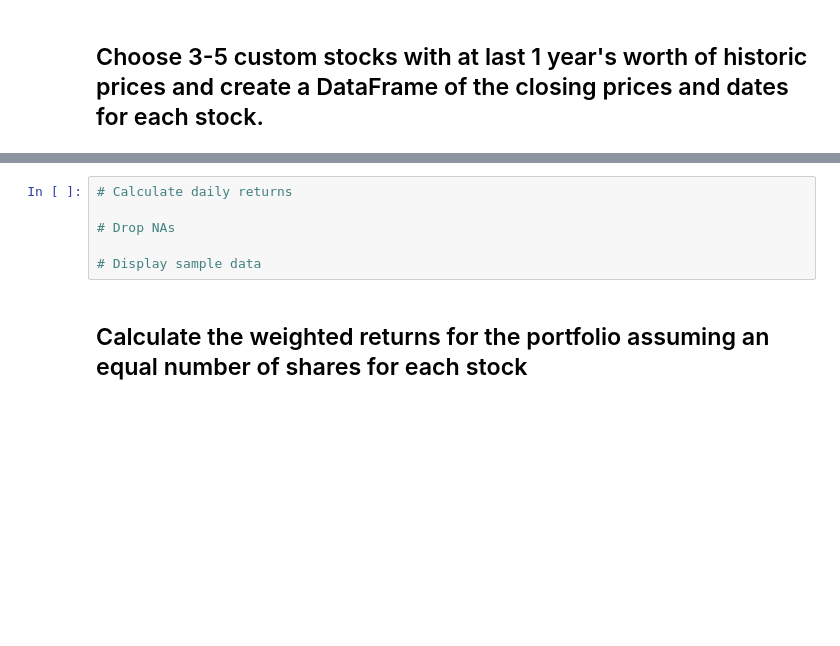
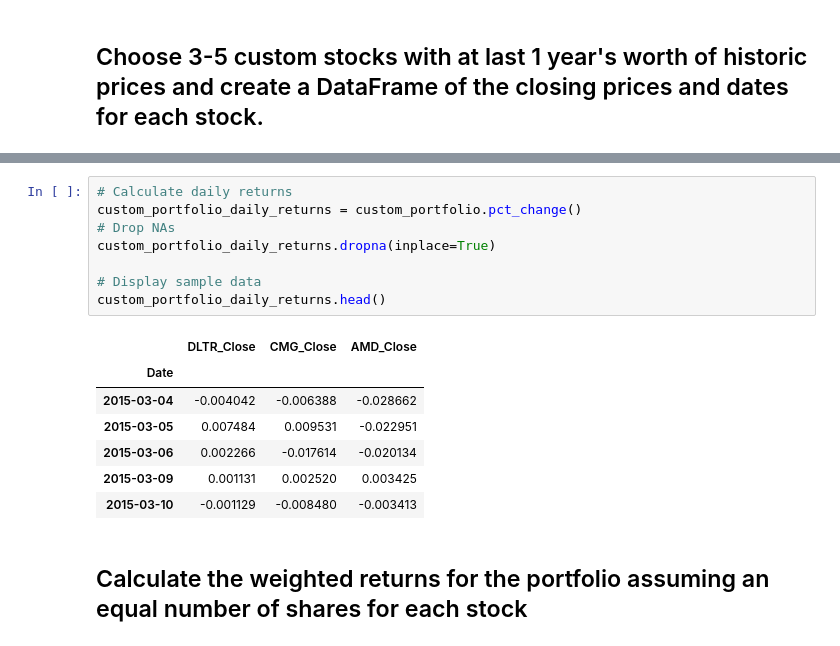
Before and after one commit to laramiedunlap/PortfolioComparison, a Jupyter notebook: portfolio_compare/whale_analysis.ipynb, the cells around one changed output, grey strips where cells are left out. Cells and saved outputs as stored; diff of their text form; blank space fills up the shorter version.

```diff
--- a/portfolio_compare/whale_analysis.ipynb
+++ b/portfolio_compare/whale_analysis.ipynb
@@ -355,9 +429,19 @@ In this section, you will build your own portfolio of stocks, calculate the retu
 # %%
 # Calculate daily returns
-
+custom_portfolio_daily_returns = custom_portfolio.pct_change()
 # Drop NAs
+custom_portfolio_daily_returns.dropna(inplace=True)
 
 # Display sample data
+custom_portfolio_daily_returns.head()
+# %% [output]
+|  | DLTR_Close | CMG_Close | AMD_Close |
+| Date |  |  |  |
+| 2015-03-04 | -0.004042 | -0.006388 | -0.028662 |
+| 2015-03-05 | 0.007484 | 0.009531 | -0.022951 |
+| 2015-03-06 | 0.002266 | -0.017614 | -0.020134 |
+| 2015-03-09 | 0.001131 | 0.002520 | 0.003425 |
+| 2015-03-10 | -0.001129 | -0.008480 | -0.003413 |
 # %% [markdown]
 ## Calculate the weighted returns for the portfolio assuming an equal number of shares for each stock
 # %%
```
Also changed, not shown: parts of 15 cells of this notebook, 3 other files.
